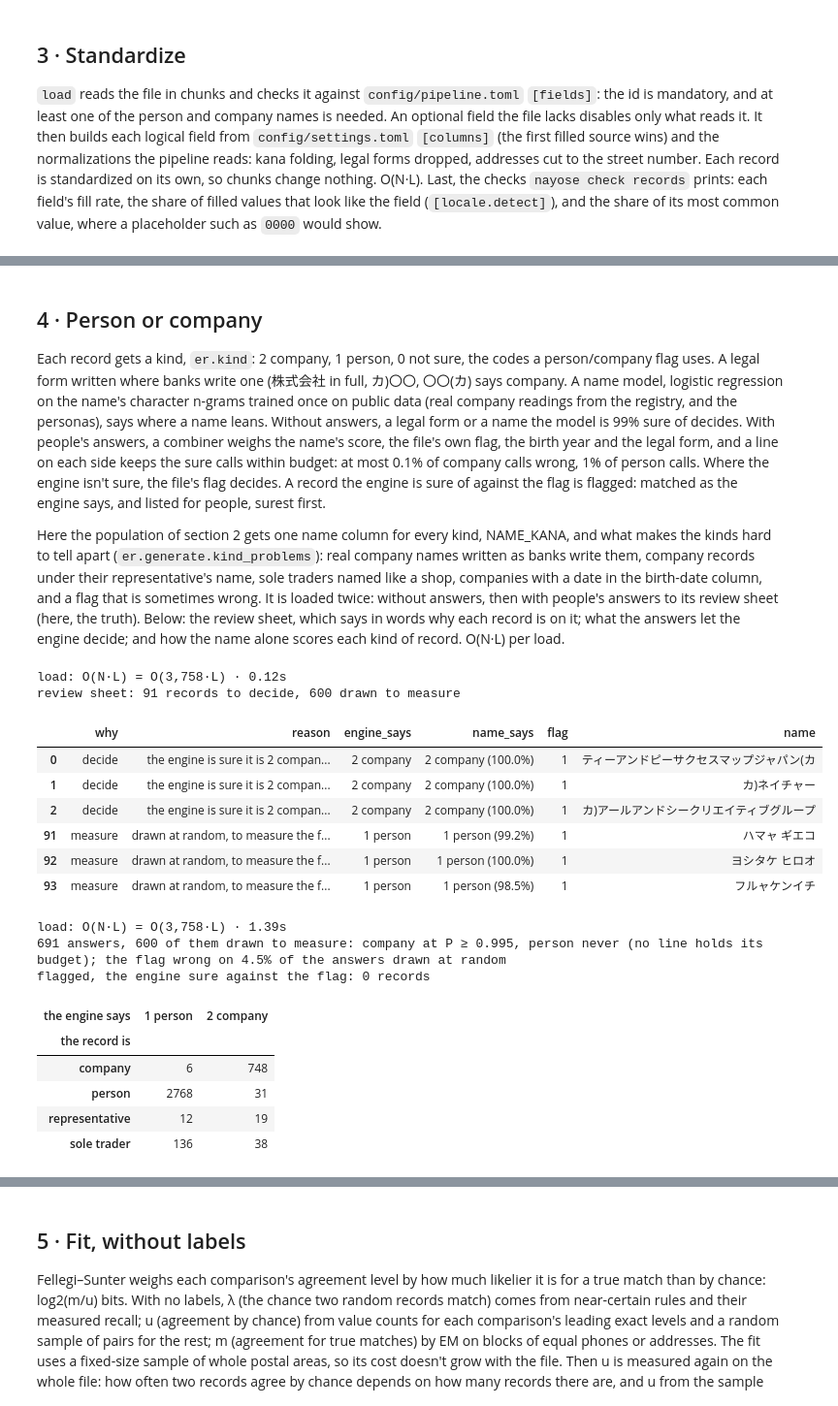
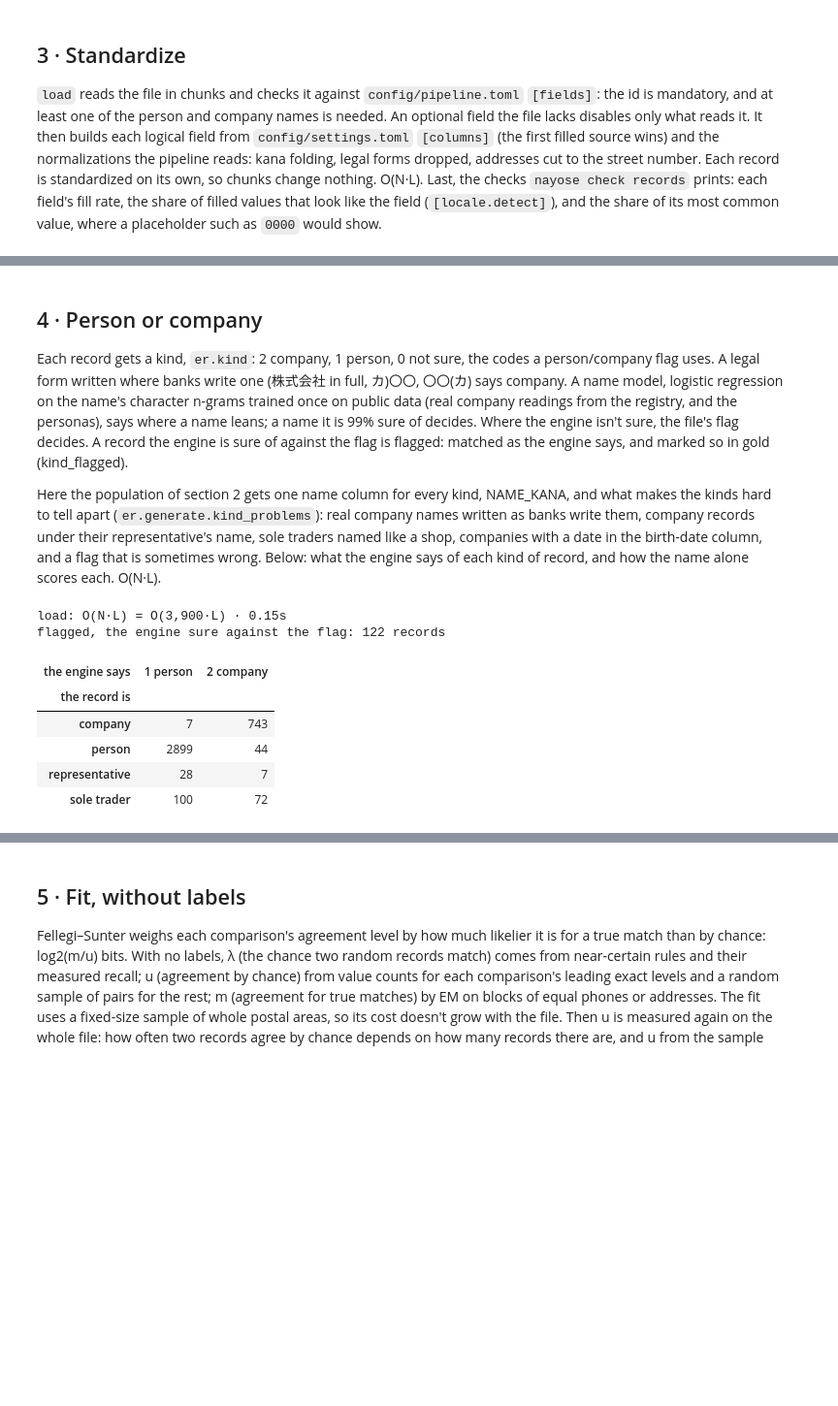
Before and after one commit to mvsbm/entity_matching, a Jupyter notebook: notebooks/demo.ipynb, the cells around one changed output, grey strips where cells are left out. Shown at 97% size. Saved outputs shown, nothing was run; the diff lists cells and outputs as text; code cells hidden in the pictures; blank space fills up the shorter version.

```diff
--- a/notebooks/demo.ipynb
+++ b/notebooks/demo.ipynb
@@ -197,75 +197,47 @@ disabled: nothing: every optional field is in the file
 Each record gets a kind, `er.kind`: 2 company, 1 person, 0 not sure, the codes a person/company flag uses. A legal form
 written where banks write one (株式会社 in full, カ)〇〇, 〇〇(カ) says company. A name model, logistic regression on the
 name's character n-grams trained once on public data (real company readings from the registry, and the personas), says
-where a name leans. Without answers, a legal form or a name the model is 99% sure of decides. With people's answers, a combiner weighs the name's score, the file's own flag, the birth year and
-the legal form, and a line on each side keeps the sure calls within budget: at most 0.1% of company calls wrong, 1% of
-person calls. Where the engine isn't sure, the file's flag decides. A record the engine is sure of against the flag is
-flagged: matched as the engine says, and listed for people, surest first.
+where a name leans; a name it is 99% sure of decides. Where the engine isn't sure, the file's flag decides. A record
+the engine is sure of against the flag is flagged: matched as the engine says, and marked so in gold (kind_flagged).
 
 Here the population of section 2 gets one name column for every kind, NAME_KANA, and what makes the kinds hard to tell
 apart (`er.generate.kind_problems`): real company names written as banks write them, company records under their
 representative's name, sole traders named like a shop, companies with a date in the birth-date column, and a flag that
-is sometimes wrong. It is loaded twice: without answers, then with people's answers to its review sheet (here, the
-truth). Below: the review sheet, which says in words why each record is on it; what the answers let the engine decide;
-and how the name alone scores each kind of record. O(N·L) per load.
+is sometimes wrong. Below: what the engine says of each kind of record, and how the name alone scores each. O(N·L).
 # %%
 kg = kind_problems(g, KindProblems(), load_registry(S.paths["reference"]), S.standardize.legal_front, S.standardize.legal_end,
                    SPEC.kana_confusions, SPEC.branches)
 kg.df.to_parquet(DEMO / "kinds.parquet", index=False)
 KS = shared_name(S, "NAME_KANA")  # every name field reads NAME_KANA: full_name and person_name where a record leans person, company_name where it leans company
 KFINAL = load_pipeline(S.root / "config" / "final.toml", KS.standardize, KS.chains, KS.columns)
 case = kg.truth.set_index(UID)["CASE"]
-kinds_of = lambda r: r.con.sql(f'SELECT "{UID}", kind_name AS name, kind_flag, birth_date, kind, kind_p, kind_by, name_p, kind_flagged, kind_held FROM records').df()
+kinds_of = lambda r: r.con.sql(f'SELECT "{UID}", kind_name AS name, kind_flag, birth_date, kind, kind_p, kind_by, name_p, kind_flagged FROM records').df()
 
-free = Run(KFINAL, KS)
-free.load(DEMO / "kinds.parquet")
-done(free)
-sheet = kind_review_sheet(free.con, "records", UID, replace(KFINAL.kind, labels_to_draw=600, review_max=150), KS.flag_company)
-print(f"review sheet: {(sheet['why'] == 'decide').sum():,} records to decide, {(sheet['why'] == 'measure').sum():,} drawn to measure")
-with pd.option_context("display.max_colwidth", 110):  # each row's reason, whole
-    display(sheet.groupby("why").head(3)[["why", "reason", "engine_says", "name_says", "flag", "name"]])
-
-sheet["kind"] = np.where(kg.truth.set_index(UID).loc[sheet[UID], "KIND"].eq("company"), 2, 1)  # people's answers: here, the truth
-sheet.to_parquet(DEMO / "kind_answers.parquet")
-answered = Run(KFINAL, KS, kind_labels=DEMO / "kind_answers.parquet")
-answered.load(DEMO / "kinds.parquet")
-done(answered)
-c, f = answered.classifier, answered.classifier.fitted  # f: the combiner and its lines
-line = lambda x, at: at if x <= 1 else "never (no line holds its budget)"
-print(f"{c.labels:,} answers, {c.measured:,} of them drawn to measure: company {line(f.line_company, f'at P ≥ {f.line_company:g}')}, "
-      f"person {line(f.line_person, f'at P ≤ {1 - f.line_person:.3g}')}; the flag wrong on {c.flag_error:.1%} of the answers drawn at random")
-after = kinds_of(answered).set_index(UID).join(case.rename("case"))
+told = Run(KFINAL, KS)
+told.load(DEMO / "kinds.parquet")
+done(told)
+after = kinds_of(told).set_index(UID).join(case.rename("case"))
 print(f"flagged, the engine sure against the flag: {int(after['kind_flagged'].sum()):,} records")
 display(pd.crosstab(after["case"], after["kind"].map(SAYS)).rename_axis(index="the record is", columns="the engine says"))
 
 fig, ax = plt.subplots(figsize=(10, 3))
 bins = np.linspace(-12, 12, 49)
 logodds = np.log(after["name_p"].clip(1e-6, 1 - 1e-6) / (1 - after["name_p"].clip(1e-6, 1 - 1e-6)))
 for who, color in (("person", BLUE), ("company", ORANGE), ("representative", RED), ("sole trader", MUTED)):
     ax.hist(logodds[after["case"] == who], bins=bins, histtype="step", linewidth=1.5, color=color, label=who, density=True)
 ax.axvline(0, color=AXIS, linewidth=0.8)
 ax.set(title="What the name alone says, by what the record is", xlabel="log-odds of a company (a legal form: off the scale, right)", yticks=[])
 ax.legend()
 finish(fig)
 # %% [output]
-load: O(N·L) = O(3,758·L) · 0.12s
-review sheet: 91 records to decide, 600 drawn to measure
+load: O(N·L) = O(3,900·L) · 0.15s
+flagged, the engine sure against the flag: 122 records
-|  | why | reason | engine_says | name_says | flag | name |
-| 0 | decide | the engine is sure it is 2 compan... | 2 company | 2 company (100.0%) | 1 | ティーアンドピーサクセスマップジャパン(カ |
-| 1 | decide | the engine is sure it is 2 compan... | 2 company | 2 company (100.0%) | 1 | カ)ネイチャー |
-| 2 | decide | the engine is sure it is 2 compan... | 2 company | 2 company (100.0%) | 1 | カ)アールアンドシークリエイティブグループ |
-| 91 | measure | drawn at random, to measure the f... | 1 person | 1 person (99.2%) | 1 | ハマャ ギエコ |
-| 92 | measure | drawn at random, to measure the f... | 1 person | 1 person (100.0%) | 1 | ヨシタケ ヒロオ |
-| 93 | measure | drawn at random, to measure the f... | 1 person | 1 person (98.5%) | 1 | フルャケンイチ |
+| the engine says | 1 person | 2 company |
+| the record is |  |  |
+| company | 7 | 743 |
+| person | 2899 | 44 |
+| representative | 28 | 7 |
+| sole trader | 100 | 72 |
-load: O(N·L) = O(3,758·L) · 1.39s
-691 answers, 600 of them drawn to measure: company at P ≥ 0.995, person never (no line holds its budget); the flag wrong on 4.5% of the answers drawn at random
-flagged, the engine sure against the flag: 0 records
-| the engine says | 1 person | 2 company |
-| the record is |  |  |
-| company | 6 | 748 |
-| person | 2768 | 31 |
-| representative | 12 | 19 |
-| sole trader | 136 | 38 |
 [drawing not drawn]
 # %% [markdown]
 ## 5 · Fit, without labels
```
Also changed, not shown: parts of 14 cells of this notebook, 41 other files.
